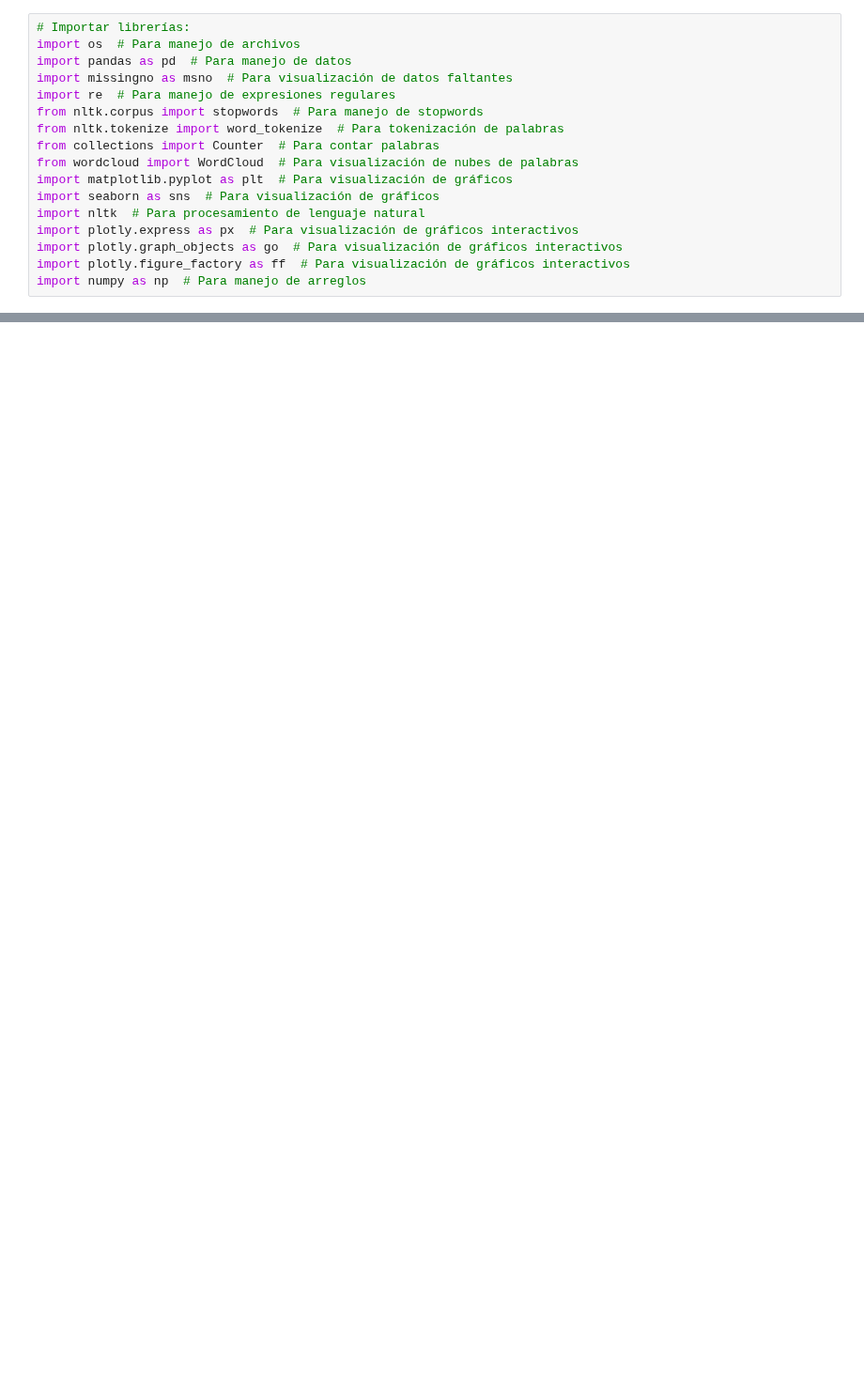
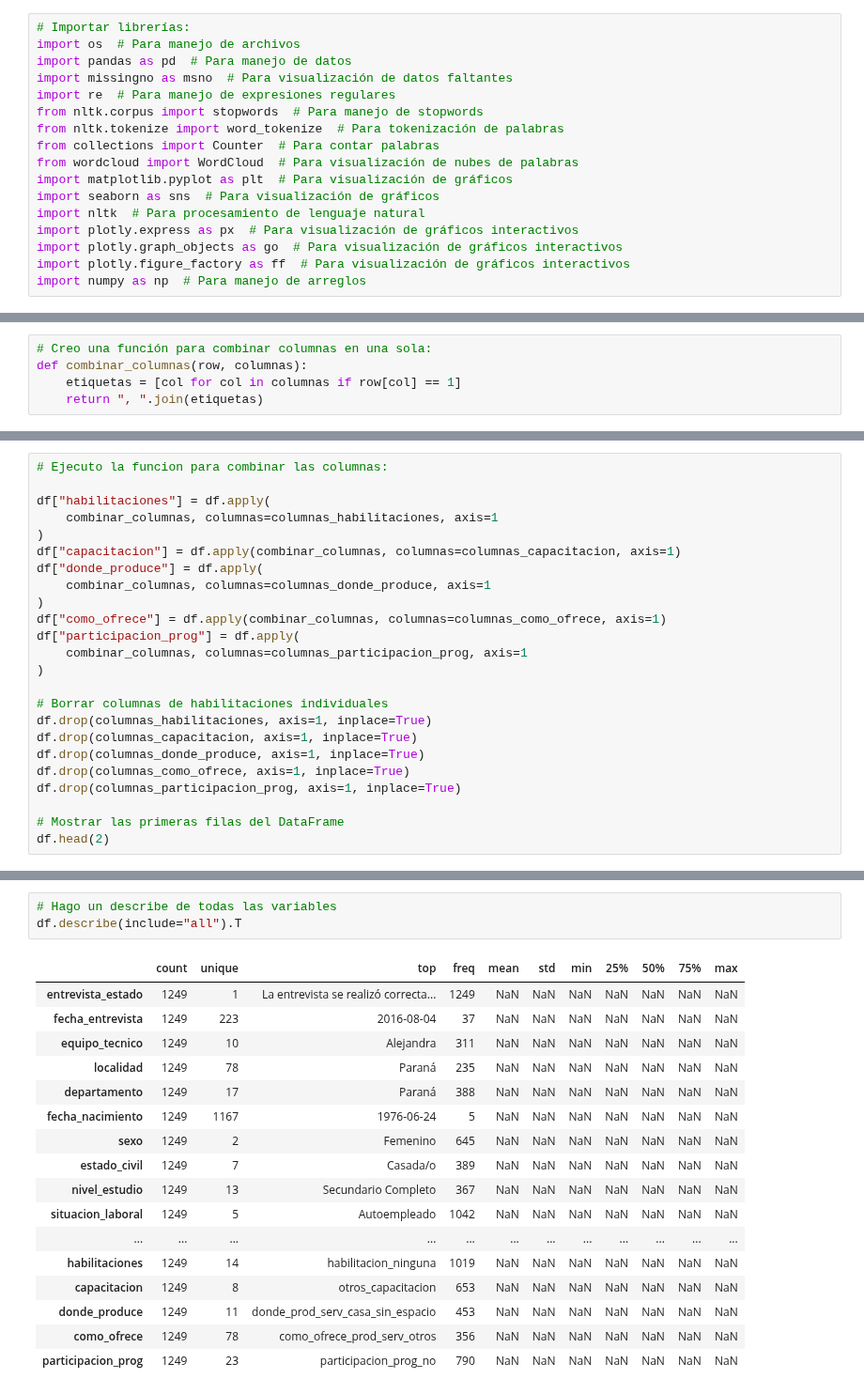
Before and after one commit to sosarodrigox/coderhouse_emprendedores_it, a Jupyter notebook: MachineLearning_SosaRodrigo.ipynb, the cells around one changed output, grey strips where cells are left out. Shown at 94% size. Drawn from its saved outputs; the diff is of its cells as text; blank space fills up the shorter version.

```diff
--- a/MachineLearning_SosaRodrigo.ipynb
+++ b/MachineLearning_SosaRodrigo.ipynb
@@ -82,0 +106,5 @@ df.head(2)
+# %%
+# Creo una función para combinar columnas en una sola:
+def combinar_columnas(row, columnas):
+    etiquetas = [col for col in columnas if row[col] == 1]
+    return ", ".join(etiquetas)
@@ -82,0 +172,24 @@ df.head(2)
+# %%
+# Ejecuto la funcion para combinar las columnas:
+
+df["habilitaciones"] = df.apply(
+    combinar_columnas, columnas=columnas_habilitaciones, axis=1
+)
+df["capacitacion"] = df.apply(combinar_columnas, columnas=columnas_capacitacion, axis=1)
+df["donde_produce"] = df.apply(
+    combinar_columnas, columnas=columnas_donde_produce, axis=1
+)
+df["como_ofrece"] = df.apply(combinar_columnas, columnas=columnas_como_ofrece, axis=1)
+df["participacion_prog"] = df.apply(
+    combinar_columnas, columnas=columnas_participacion_prog, axis=1
+)
+
+# Borrar columnas de habilitaciones individuales
+df.drop(columnas_habilitaciones, axis=1, inplace=True)
+df.drop(columnas_capacitacion, axis=1, inplace=True)
+df.drop(columnas_donde_produce, axis=1, inplace=True)
+df.drop(columnas_como_ofrece, axis=1, inplace=True)
+df.drop(columnas_participacion_prog, axis=1, inplace=True)
+
+# Mostrar las primeras filas del DataFrame
+df.head(2)
@@ -82,0 +284,21 @@ df.head(2)
+# %%
+# Hago un describe de todas las variables
+df.describe(include="all").T
+# %% [output]
+|  | count | unique | top | freq | mean | std | min | 25% | 50% | 75% | max |
+| entrevista_estado | 1249 | 1 | La entrevista se realizó correcta... | 1249 | NaN | NaN | NaN | NaN | NaN | NaN | NaN |
+| fecha_entrevista | 1249 | 223 | 2016-08-04 | 37 | NaN | NaN | NaN | NaN | NaN | NaN | NaN |
+| equipo_tecnico | 1249 | 10 | Alejandra | 311 | NaN | NaN | NaN | NaN | NaN | NaN | NaN |
+| localidad | 1249 | 78 | Paraná | 235 | NaN | NaN | NaN | NaN | NaN | NaN | NaN |
+| departamento | 1249 | 17 | Paraná | 388 | NaN | NaN | NaN | NaN | NaN | NaN | NaN |
+| fecha_nacimiento | 1249 | 1167 | 1976-06-24 | 5 | NaN | NaN | NaN | NaN | NaN | NaN | NaN |
+| sexo | 1249 | 2 | Femenino | 645 | NaN | NaN | NaN | NaN | NaN | NaN | NaN |
+| estado_civil | 1249 | 7 | Casada/o | 389 | NaN | NaN | NaN | NaN | NaN | NaN | NaN |
+| nivel_estudio | 1249 | 13 | Secundario Completo | 367 | NaN | NaN | NaN | NaN | NaN | NaN | NaN |
+| situacion_laboral | 1249 | 5 | Autoempleado | 1042 | NaN | NaN | NaN | NaN | NaN | NaN | NaN |
+| ... | ... | ... | ... | ... | ... | ... | ... | ... | ... | ... | ... |
+| habilitaciones | 1249 | 14 | habilitacion_ninguna | 1019 | NaN | NaN | NaN | NaN | NaN | NaN | NaN |
+| capacitacion | 1249 | 8 | otros_capacitacion | 653 | NaN | NaN | NaN | NaN | NaN | NaN | NaN |
+| donde_produce | 1249 | 11 | donde_prod_serv_casa_sin_espacio | 453 | NaN | NaN | NaN | NaN | NaN | NaN | NaN |
+| como_ofrece | 1249 | 78 | como_ofrece_prod_serv_otros | 356 | NaN | NaN | NaN | NaN | NaN | NaN | NaN |
+| participacion_prog | 1249 | 23 | participacion_prog_no | 790 | NaN | NaN | NaN | NaN | NaN | NaN | NaN |
```
Also changed, not shown: parts of 11 cells of this notebook, 1 other file.
